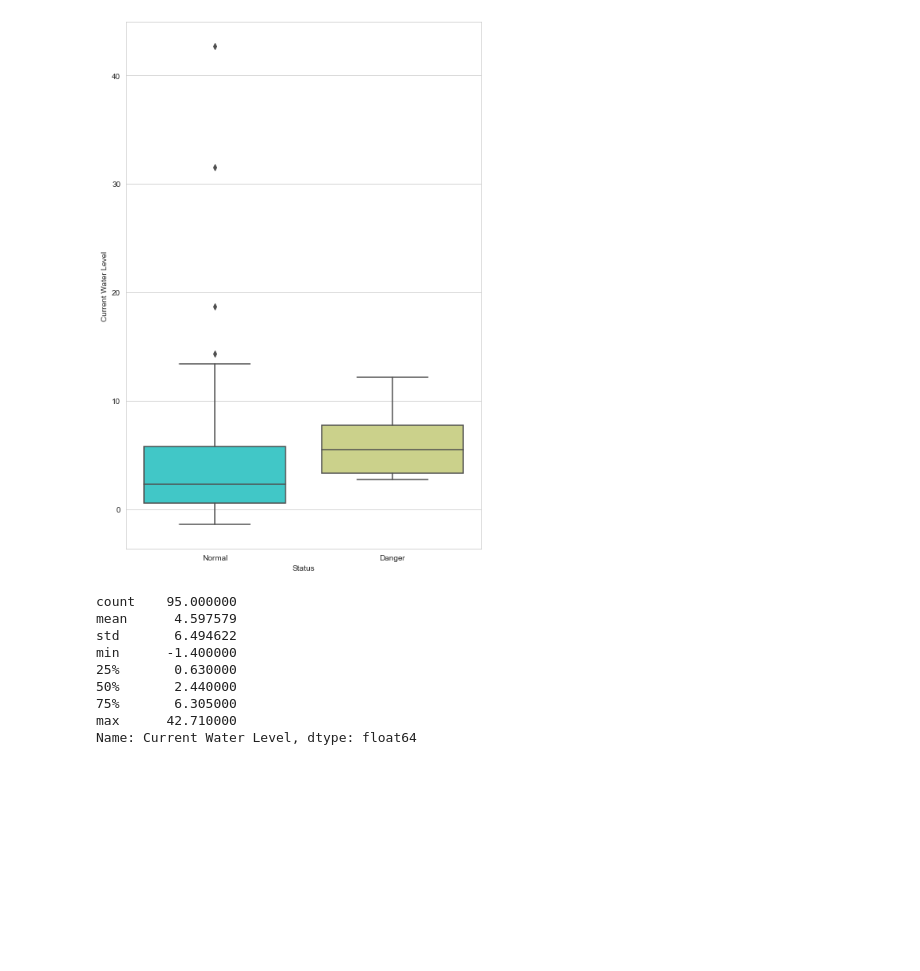
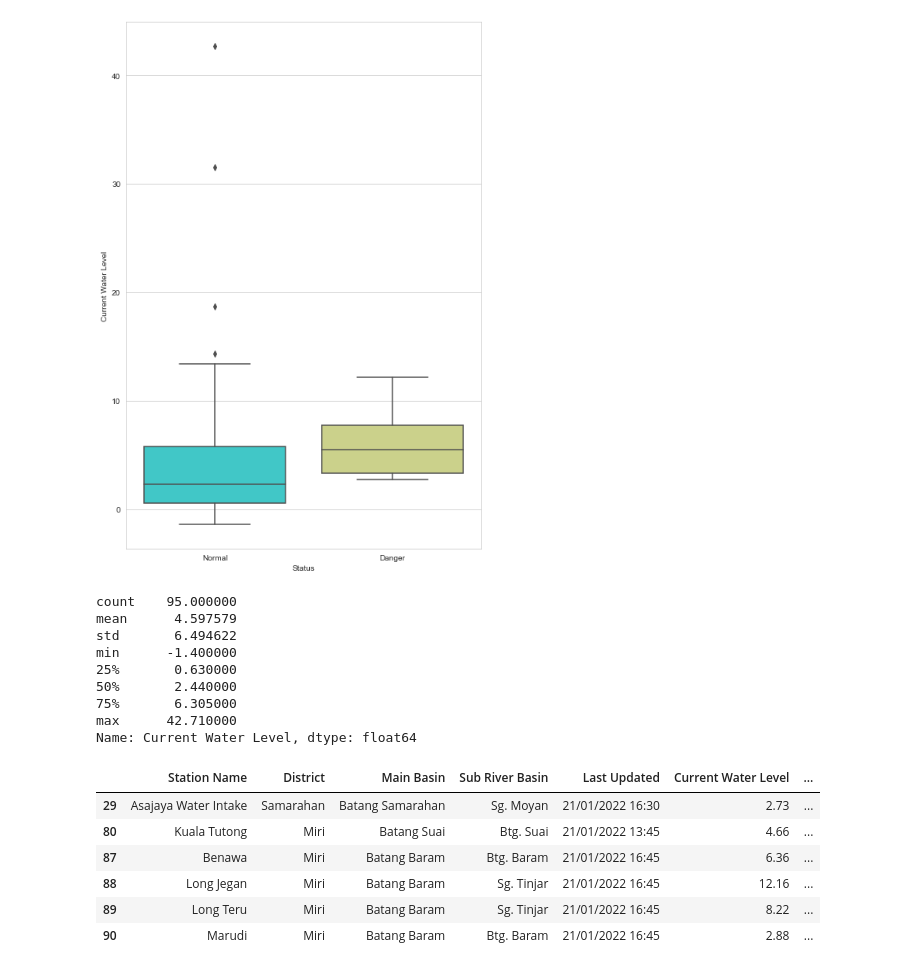
Before and after one commit to jhamuza/FSProjOne, a Jupyter notebook: XJ_JPNB/ADS Mini Project - Web Scrapping (PIB).ipynb, the cells around one changed output. Drawn from its saved outputs; the diff is of its cells as text; code cells hidden in the pictures; blank space fills up the shorter version.

```diff
--- a/XJ_JPNB/ADS Mini Project - Web Scrapping (PIB).ipynb
+++ b/XJ_JPNB/ADS Mini Project - Web Scrapping (PIB).ipynb
@@ -302,3 +302,14 @@ min      -1.400000
 75%       6.305000
 max      42.710000
 Name: Current Water Level, dtype: float64
+# %%
+stats = sarawakRiver.groupby('Status')
+stats.get_group('Danger')
+# %% [output]
+|  | Station Name | District | Main Basin | Sub River Basin | Last Updated | Current Water Level | ... |
+| 29 | Asajaya Water Intake | Samarahan | Batang Samarahan | Sg. Moyan | 21/01/2022 16:30 | 2.73 | ... |
+| 80 | Kuala Tutong | Miri | Batang Suai | Btg. Suai | 21/01/2022 13:45 | 4.66 | ... |
+| 87 | Benawa | Miri | Batang Baram | Btg. Baram | 21/01/2022 16:45 | 6.36 | ... |
+| 88 | Long Jegan | Miri | Batang Baram | Sg. Tinjar | 21/01/2022 16:45 | 12.16 | ... |
+| 89 | Long Teru | Miri | Batang Baram | Sg. Tinjar | 21/01/2022 16:45 | 8.22 | ... |
+| 90 | Marudi | Miri | Batang Baram | Btg. Baram | 21/01/2022 16:45 | 2.88 | ... |
```
Also changed, not shown: parts of 1 cell of this notebook, 3 other files.
